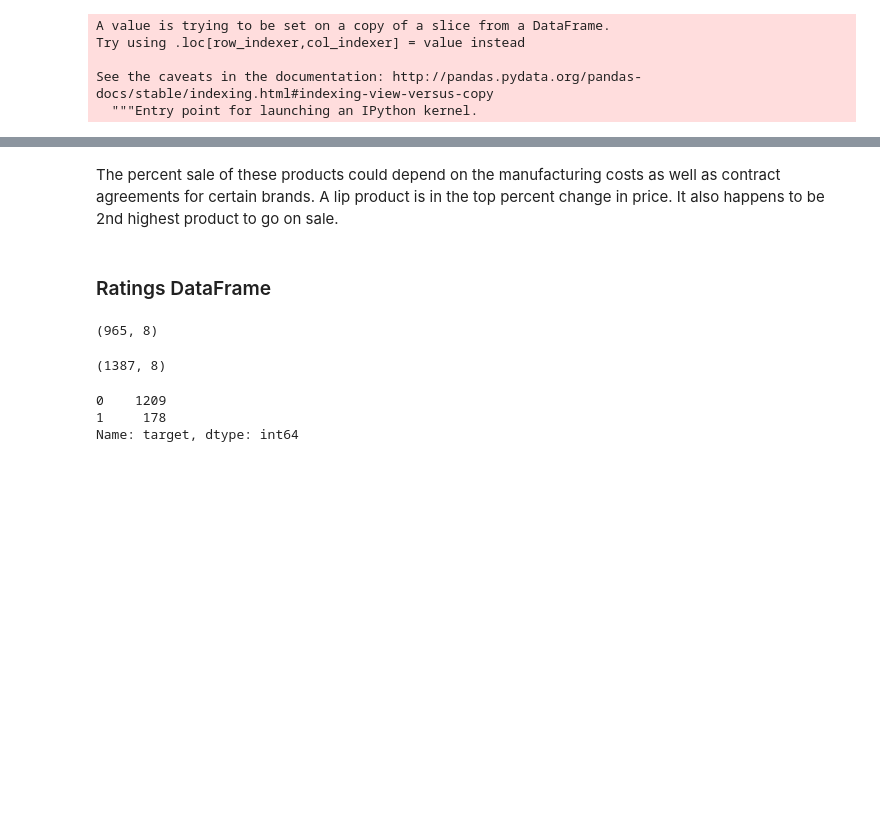
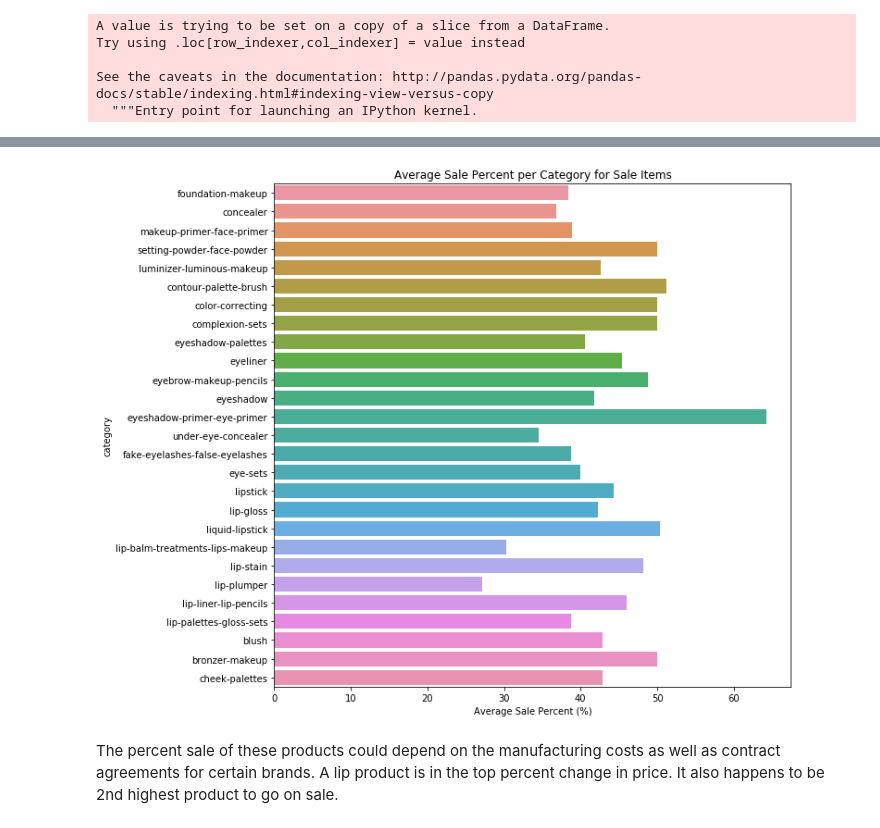
Before and after one commit to myo-kim/Sephora_API, a Jupyter notebook: EDA.ipynb, the cells around one changed output, grey strips where cells are left out. Cells and saved outputs as stored; diff of their text form; code cells hidden in the pictures; blank space fills up the shorter version.

```diff
--- a/EDA.ipynb
+++ b/EDA.ipynb
@@ -113,18 +132,9 @@ sale_prod.groupby(by = 'category').mean().sort_values('sale_pct', ascending = Tr
+# %%
+plt.figure(figsize = (10, 10))
+sns.barplot(data = sale_prod, y = 'category', x = 'sale_pct', ci = None)
+plt.title('Average Sale Percent per Category for Sale Items')
+plt.xlabel('Average Sale Percent (%)');
+# %% [output]
+[figure, added]
 # %% [markdown]
 The percent sale of these products could depend on the manufacturing costs as well as contract agreements for certain brands. A lip product is in the top percent change in price. It also happens to be 2nd highest product to go on sale.
-# %% [markdown]
-### Ratings DataFrame
-# %%
-df_ratings.shape
-# %% [output]
-(965, 8)
-# %%
-df_products.shape
-# %% [output]
-(1387, 8)
-# %%
-df_products['target'].value_counts()
-# %% [output]
-0    1209
-1     178
-Name: target, dtype: int64
```
Also changed, not shown: parts of 103 cells of this notebook, 7 other files.
